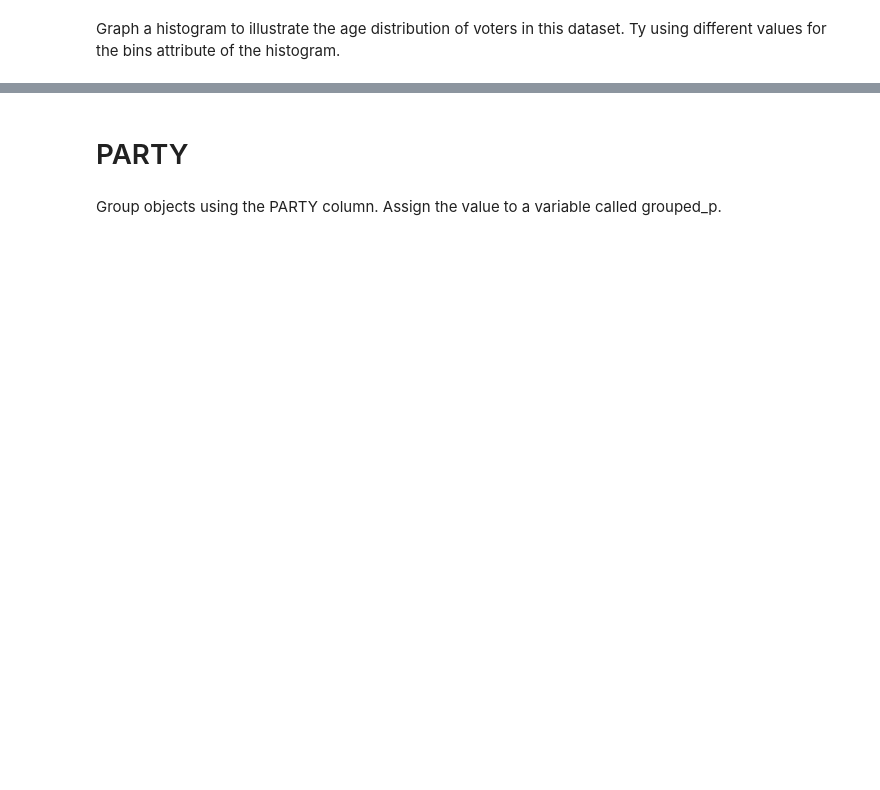
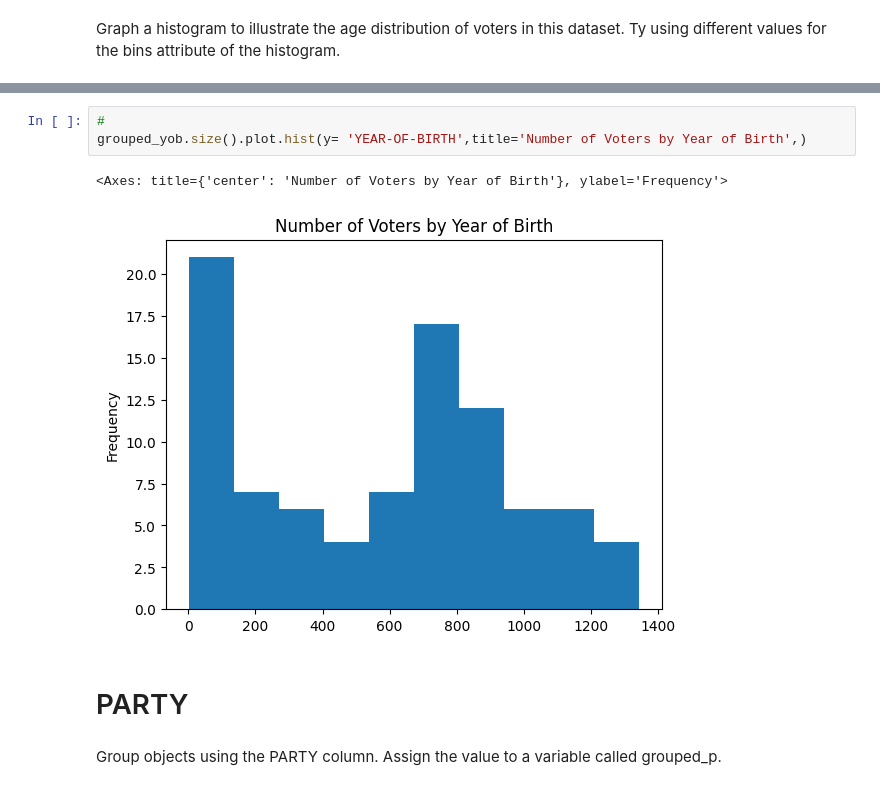
Before and after one commit to KunleAdeyanju/DataEngineering.Labs.RegisteredVotersFileWilmingtonDE, a Jupyter notebook: wilmington_de_registered_voters.ipynb, the cells around one changed output, grey strips where cells are left out. Cells and saved outputs as stored; diff of their text form; blank space fills up the shorter version.

```diff
--- a/wilmington_de_registered_voters.ipynb
+++ b/wilmington_de_registered_voters.ipynb
@@ -168,3 +191,9 @@ Graph a histogram to  illustrate the age distribution of voters in this dataset.
+# %%
+#
+grouped_yob.size().plot.hist(y= 'YEAR-OF-BIRTH',title='Number of Voters by Year of Birth',)
+# %% [output]
+<Axes: title={'center': 'Number of Voters by Year of Birth'}, ylabel='Frequency'>
+[figure, added]
 # %% [markdown]
 # PARTY
 # %% [markdown]
```
Also changed, not shown: parts of 24 cells of this notebook.
